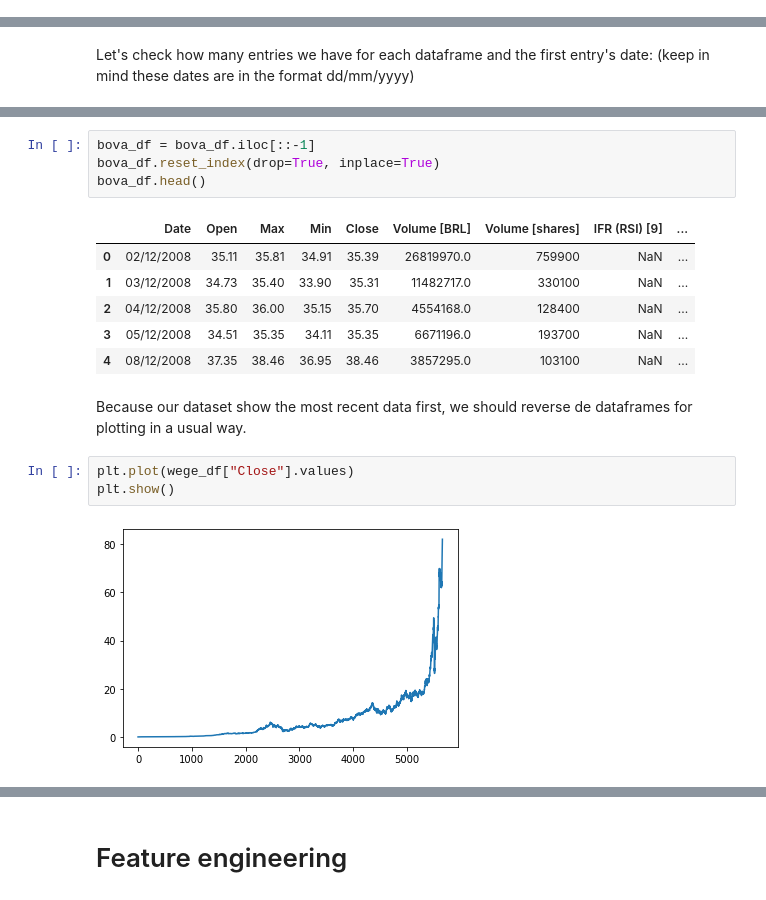
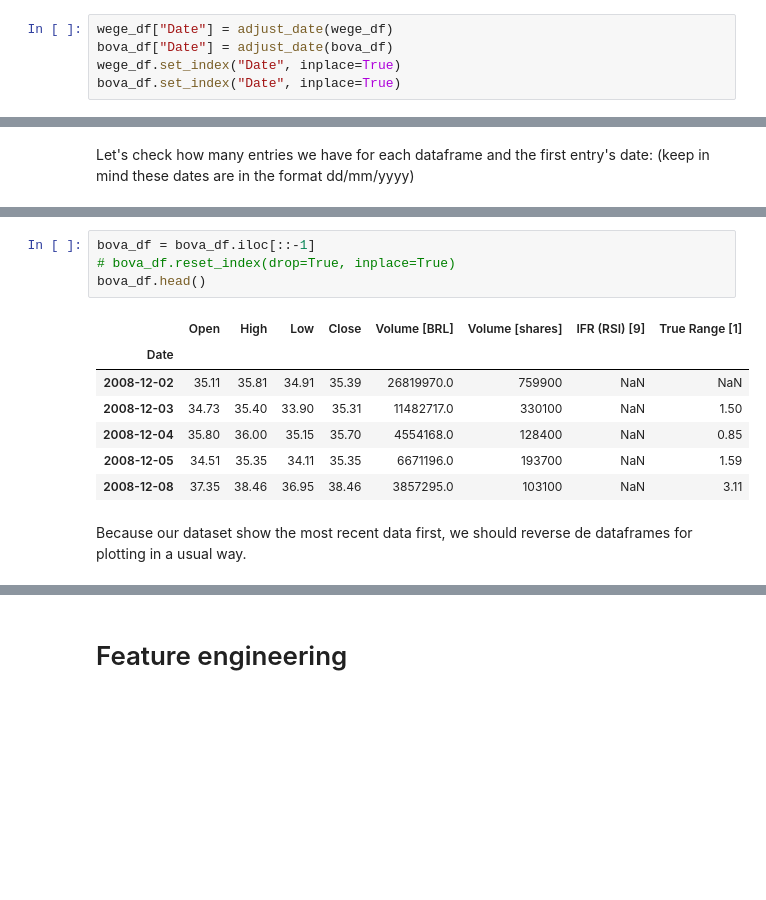
Before and after one commit to brunokiyoshi/Nanodegree-MLE-capstone-project, a Jupyter notebook: feature_engineering.ipynb, the cells around one changed output, grey strips where cells are left out. Drawn from its saved outputs; the diff is of its cells as text; blank space fills up the shorter version.

```diff
--- a/feature_engineering.ipynb
+++ b/feature_engineering.ipynb
@@ -26,3 +33,8 @@ wege_df = pd.read_csv(wege_orig_path)
+# %%
+wege_df["Date"] = adjust_date(wege_df)
+bova_df["Date"] = adjust_date(bova_df)
+wege_df.set_index("Date", inplace=True)
+bova_df.set_index("Date", inplace=True)
 # %% [markdown]
 Below, we can see what kinds of data we have available. <br>
 Both datasets should have the same lenghts and columns.
@@ -67,18 +82,14 @@ wege_df.head()
 # %%
 bova_df = bova_df.iloc[::-1]
-bova_df.reset_index(drop=True, inplace=True)
+# bova_df.reset_index(drop=True, inplace=True)
 bova_df.head()
 # %% [output]
-|  | Date | Open | Max | Min | Close | Volume [BRL] | Volume [shares] | IFR (RSI) [9] | ... |
-| 0 | 02/12/2008 | 35.11 | 35.81 | 34.91 | 35.39 | 26819970.0 | 759900 | NaN | ... |
-| 1 | 03/12/2008 | 34.73 | 35.40 | 33.90 | 35.31 | 11482717.0 | 330100 | NaN | ... |
-| 2 | 04/12/2008 | 35.80 | 36.00 | 35.15 | 35.70 | 4554168.0 | 128400 | NaN | ... |
-| 3 | 05/12/2008 | 34.51 | 35.35 | 34.11 | 35.35 | 6671196.0 | 193700 | NaN | ... |
-| 4 | 08/12/2008 | 37.35 | 38.46 | 36.95 | 38.46 | 3857295.0 | 103100 | NaN | ... |
+|  | Open | High | Low | Close | Volume [BRL] | Volume [shares] | IFR (RSI) [9] | True Range [1] |
+| Date |  |  |  |  |  |  |  |  |
+| 2008-12-02 | 35.11 | 35.81 | 34.91 | 35.39 | 26819970.0 | 759900 | NaN | NaN |
+| 2008-12-03 | 34.73 | 35.40 | 33.90 | 35.31 | 11482717.0 | 330100 | NaN | 1.50 |
+| 2008-12-04 | 35.80 | 36.00 | 35.15 | 35.70 | 4554168.0 | 128400 | NaN | 0.85 |
+| 2008-12-05 | 34.51 | 35.35 | 34.11 | 35.35 | 6671196.0 | 193700 | NaN | 1.59 |
+| 2008-12-08 | 37.35 | 38.46 | 36.95 | 38.46 | 3857295.0 | 103100 | NaN | 3.11 |
 # %% [markdown]
 Because our dataset show the most recent data first, we should reverse de dataframes for plotting in a usual way.
-# %%
-plt.plot(wege_df["Close"].values)
-plt.show()
-# %% [output]
-[figure, removed]
```
Also changed, not shown: parts of 34 cells of this notebook, 5 other files.
